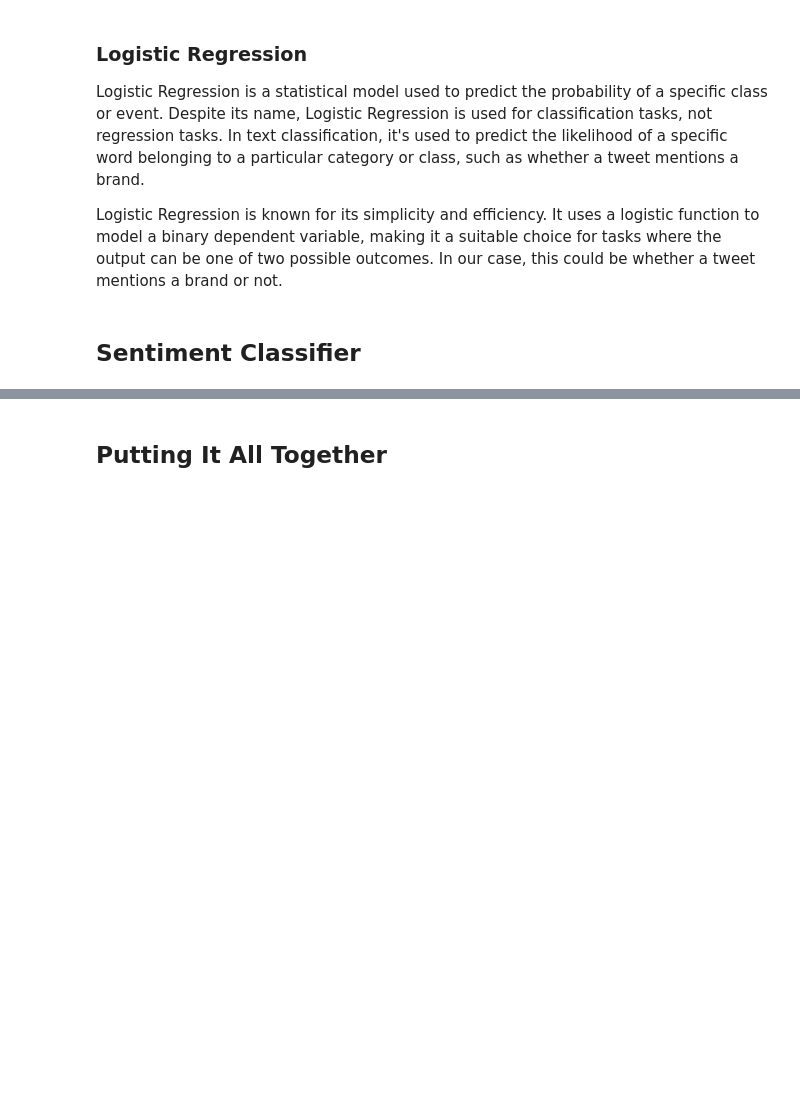
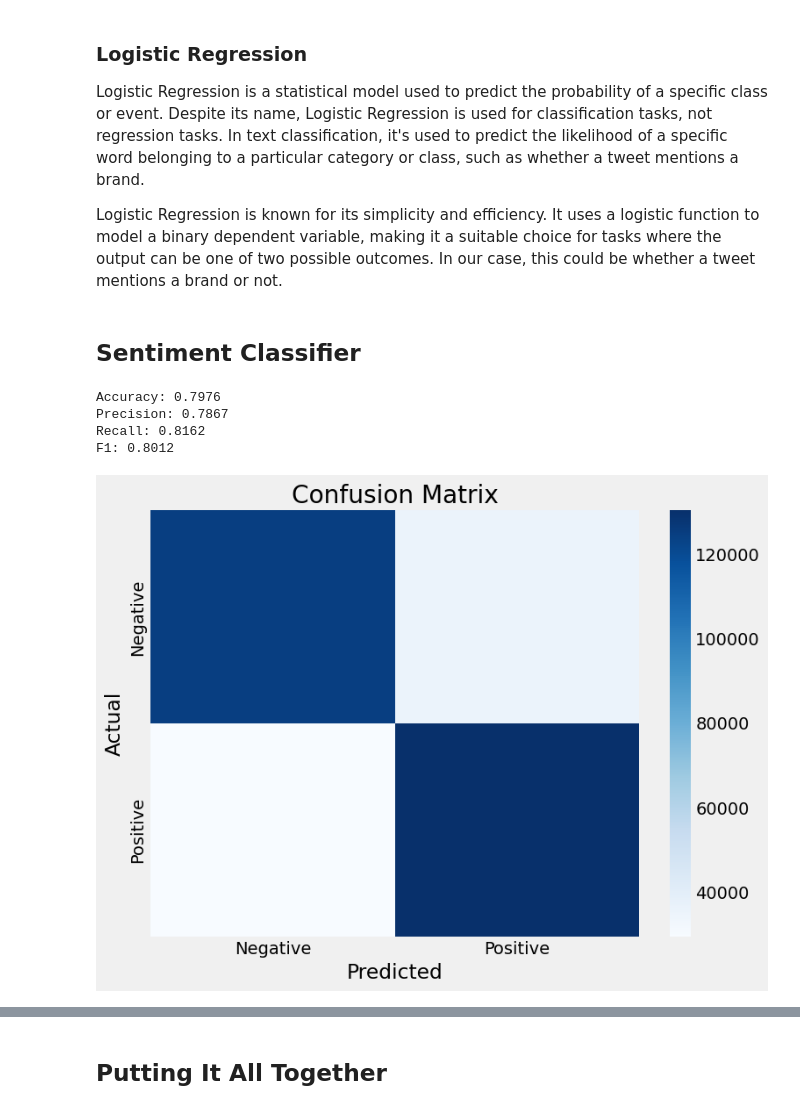
Before and after one commit to subsystem3/project, a Jupyter notebook: project.ipynb, the cells around one changed output, grey strips where cells are left out. Cells and saved outputs as stored; diff of their text form; code cells hidden in the pictures; blank space fills up the shorter version.

```diff
--- a/project.ipynb
+++ b/project.ipynb
@@ -2026,3 +2065,43 @@ BrandClassifier(LogisticRegression()).run(brands_df.tweet, brands_df.brand_prese
 metrics.print_metrics()
 # %% [markdown]
 ## Sentiment Classifier ##
+# %%
+x = tweets_df['tweet']
+y = tweets_df['sentiment']
+xtrain, xtest, ytrain, ytest = train_test_split(x, y, test_size=0.2)
+
+vectorizer = CountVectorizer()
+vectorizer.fit(xtrain)
+
+xtrain = vectorizer.transform(xtrain)
+xtest = vectorizer.transform(xtest)
+
+model = LogisticRegression()
+model.fit(xtrain, ytrain)
+predictions = model.predict(xtest)
+
+accuracy = accuracy_score(ytest, predictions)
+precision = precision_score(ytest, predictions)
+recall = recall_score(ytest, predictions)
+f1 = f1_score(ytest, predictions)
+
+print(f"Accuracy: {accuracy:.4f}")
+print(f"Precision: {precision:.4f}")
+print(f"Recall: {recall:.4f}")
+print(f"F1: {f1:.4f}")
+
+cm = confusion_matrix(ytest, predictions)
+plt.figure(figsize=(8, 6))
+sns.heatmap(
+    cm, fmt="d", cmap="Blues", xticklabels=['Negative', 'Positive'], yticklabels=['Negative', 'Positive']
+)
+plt.xlabel("Predicted")
+plt.ylabel("Actual")
+plt.title("Confusion Matrix")
+plt.show()
+# %% [output]
+Accuracy: 0.7976
+Precision: 0.7867
+Recall: 0.8162
+F1: 0.8012
+[figure, added]
```
Also changed, not shown: parts of 16 cells of this notebook.
